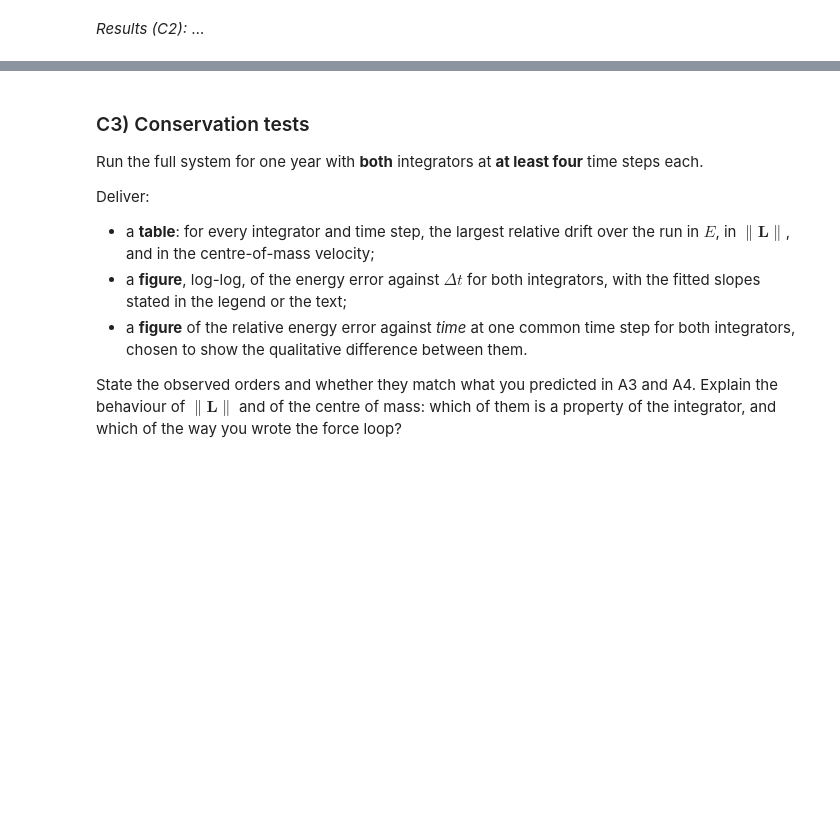
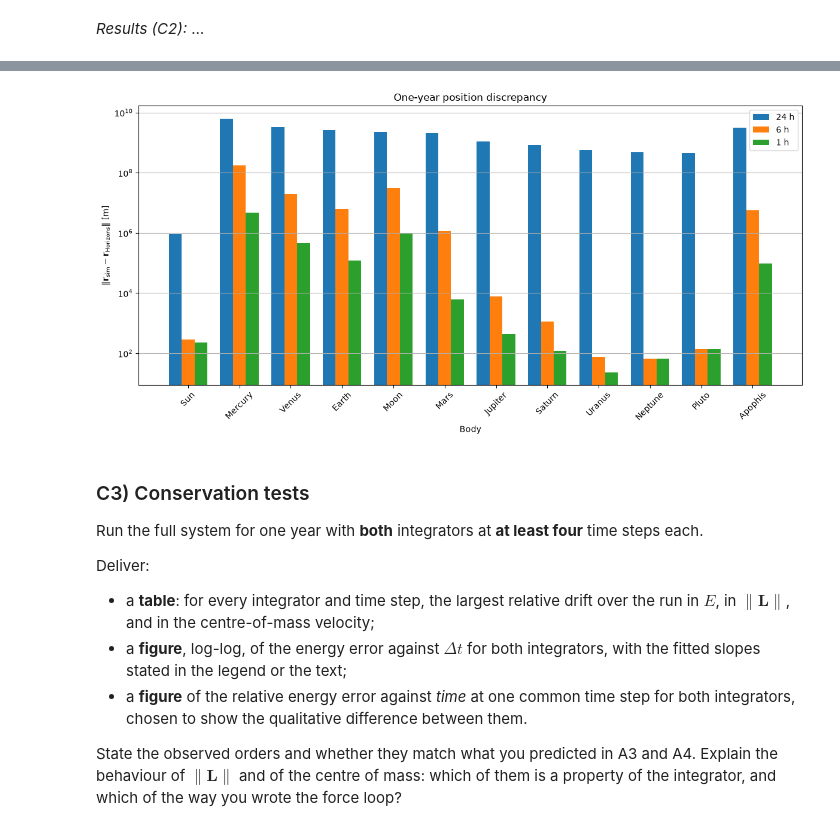
Before and after one commit to datomic117/Particle_based_simulations, a Jupyter notebook: Assignment_1/Submission/A1.ipynb, the cells around one changed output, grey strips where cells are left out. Cells and saved outputs as stored; diff of their text form; code cells hidden in the pictures; blank space fills up the shorter version.

```diff
--- a/Assignment_1/Submission/A1.ipynb
+++ b/Assignment_1/Submission/A1.ipynb
@@ -606,3 +825,50 @@ states instead, and why no time step could have fixed it.
+# %%
+# C2: plot one-year position discrepancies
+
+x = np.arange(len(bodies_horizons))
+width = 0.25
+
+plt.figure(figsize=(12, 6))
+
+plt.bar(
+    x - width,
+    error_24h,
+    width,
+    label="24 h"
+)
+
+plt.bar(
+    x,
+    error_6h,
+    width,
+    label="6 h"
+)
+
+plt.bar(
+    x + width,
+    error_1h,
+    width,
+    label="1 h"
+)
+
+plt.yscale("log")
+
+plt.xlabel("Body")
+plt.ylabel(r"$\|\mathbf{r}_{\mathrm{sim}}-\mathbf{r}_{\mathrm{Horizons}}\|$ [m]")
+plt.title("One-year position discrepancy")
+
+plt.xticks(
+    x,
+    bodies_horizons,
+    rotation=45
+)
+
+plt.legend()
+plt.grid(True, axis="y")
+plt.tight_layout()
+plt.show()
+# %% [output]
+[figure, added]
 # %% [markdown]
 ### C3) Conservation tests
 
```
Also changed, not shown: parts of 2 cells of this notebook, 6 other files.
